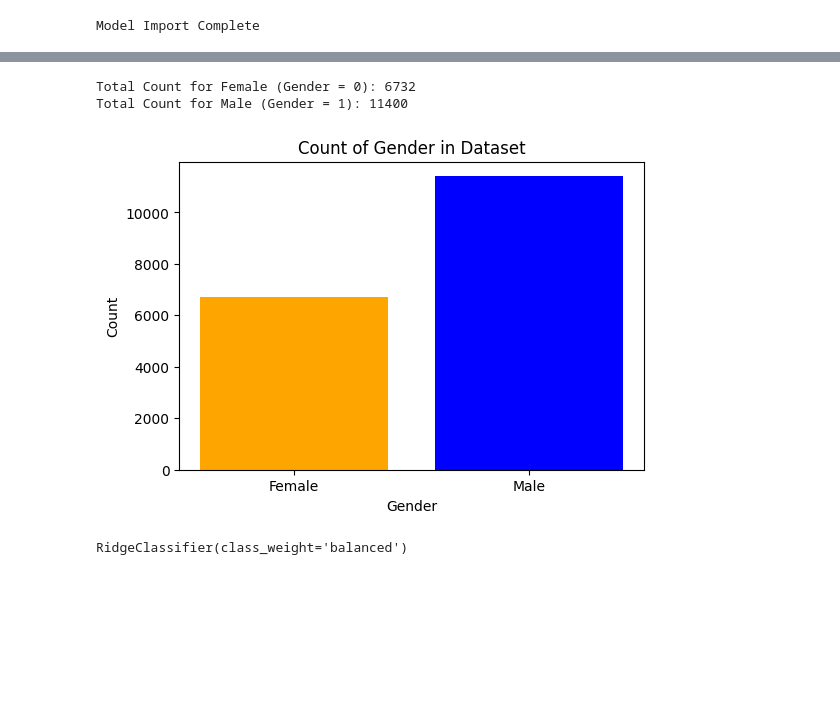
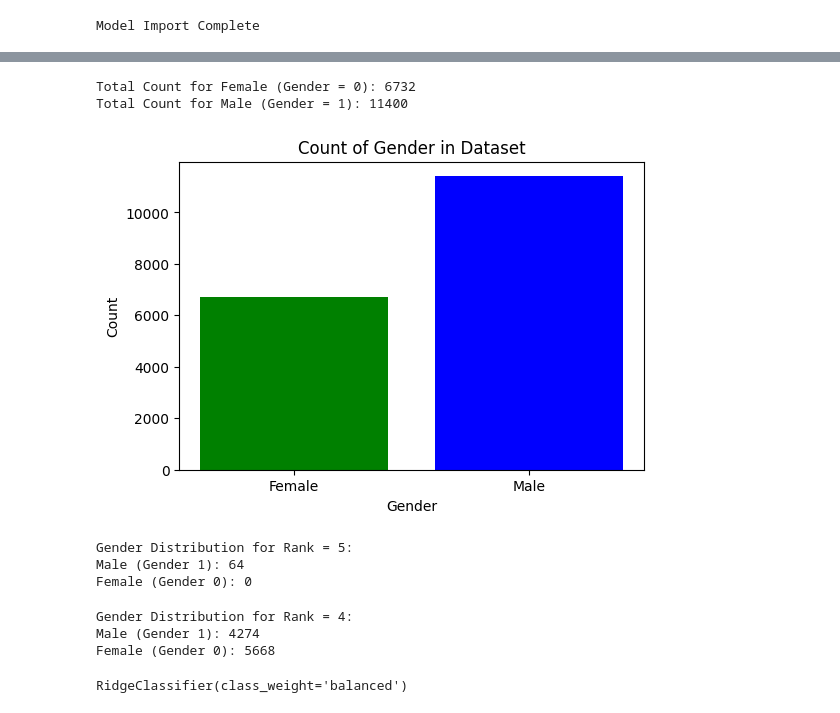
Before and after one commit to pcatroppa/bus774, a Jupyter notebook: HackathonCaseA_paul4.ipynb, the cells around one changed output, grey strips where cells are left out. Saved outputs shown, nothing was run; the diff lists cells and outputs as text; code cells hidden in the pictures; blank space fills up the shorter version.

```diff
--- a/HackathonCaseA_paul4.ipynb
+++ b/HackathonCaseA_paul4.ipynb
@@ -109,28 +134,58 @@ Average Salary for Gender = 1: $40.24
 # %%
 # Count occurrences of each gender
 gender_counts = chimera_data['gender'].value_counts()
 
 # Print results
 print(f"Total Count for Female (Gender = 0): {gender_counts.get(0, 0)}")
 print(f"Total Count for Male (Gender = 1): {gender_counts.get(1, 0)}")
 
 # Plot the results
 plt.figure(figsize=(6, 4))
-plt.bar(gender_counts.index, gender_counts.values, tick_label=["Male", "Female"], color=['blue', 'orange'])
+plt.bar(gender_counts.index, gender_counts.values, tick_label=["Male", "Female"], color=['blue', 'green'])
 plt.xlabel("Gender")
 plt.ylabel("Count")
 plt.title("Count of Gender in Dataset")
 
 # # Display values on bars
 # for i, v in enumerate(gender_counts.values):
 #     plt.text(i, v + 2, str(v), ha='center', fontsize=10)
 
 # Show the plot
 plt.show()
 # %% [output]
 Total Count for Female (Gender = 0): 6732
 Total Count for Male (Gender = 1): 11400
-[figure, old version]
+[figure, new version]
+# %%
+# Filter records where rank = 5
+rank_5_df = chimera_data[chimera_data['rank'] == 5]
+
+# Count occurrences of each gender
+gender_counts_rank_5 = rank_5_df['gender'].value_counts()
+
+# Print results
+print("Gender Distribution for Rank = 5:")
+print(f"Male (Gender 1): {gender_counts_rank_5.get(1, 0)}")
+print(f"Female (Gender 0): {gender_counts_rank_5.get(0, 0)}")
+# %% [output]
+Gender Distribution for Rank = 5:
+Male (Gender 1): 64
+Female (Gender 0): 0
+# %%
+# Filter records where rank = 5
+rank_5_df = chimera_data[chimera_data['rank'] == 1]
+
+# Count occurrences of each gender
+gender_counts_rank_5 = rank_5_df['gender'].value_counts()
+
+# Print results
+print("Gender Distribution for Rank = 4:")
+print(f"Male (Gender 1): {gender_counts_rank_5.get(1, 0)}")
+print(f"Female (Gender 0): {gender_counts_rank_5.get(0, 0)}")
+# %% [output]
+Gender Distribution for Rank = 4:
+Male (Gender 1): 4274
+Female (Gender 0): 5668
 # %%
 # Data Cleaning: Removing duplicates and checking for missing values
 chimera_data = chimera_data.drop_duplicates()
```
Also changed, not shown: parts of 9 cells of this notebook.
